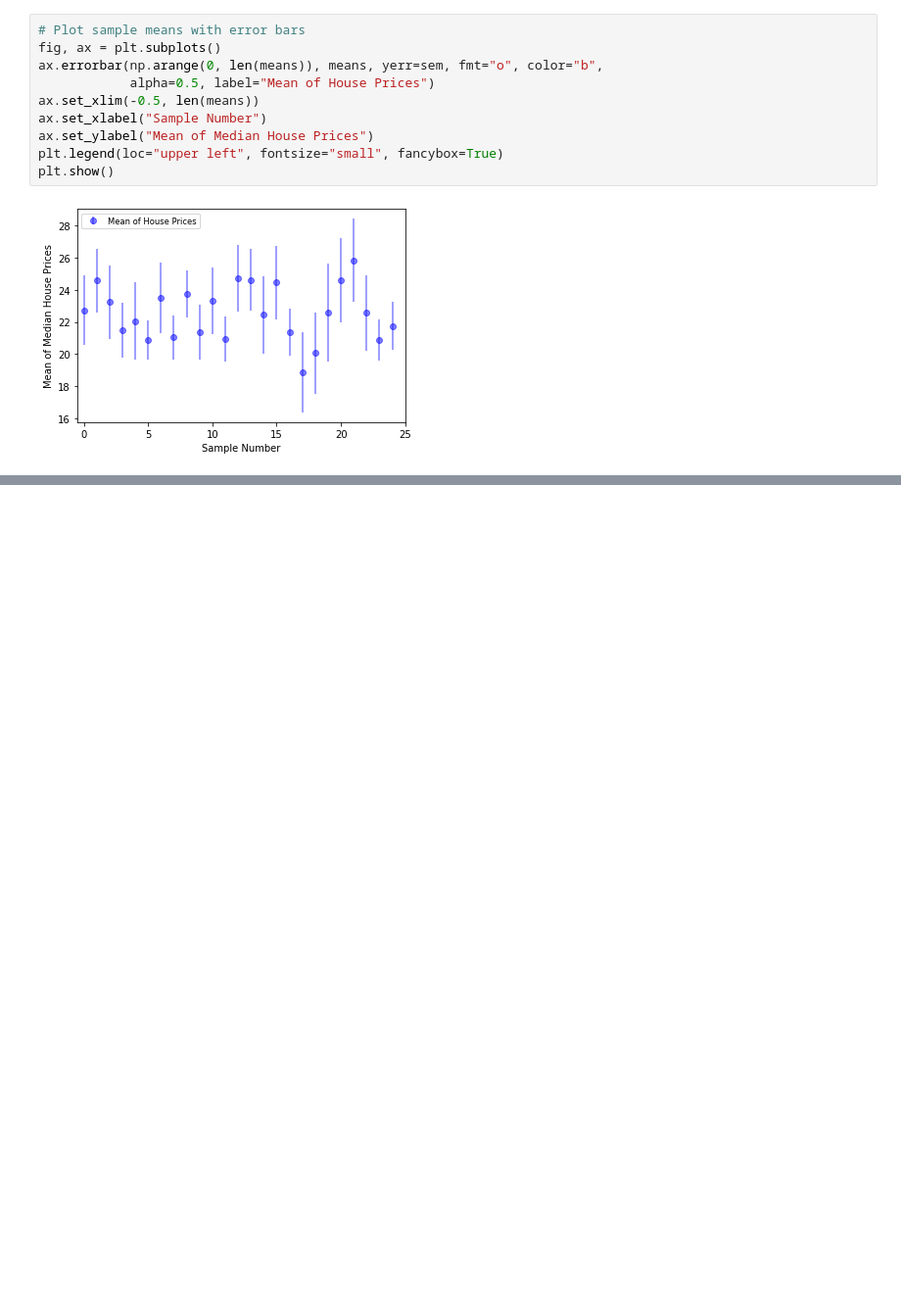
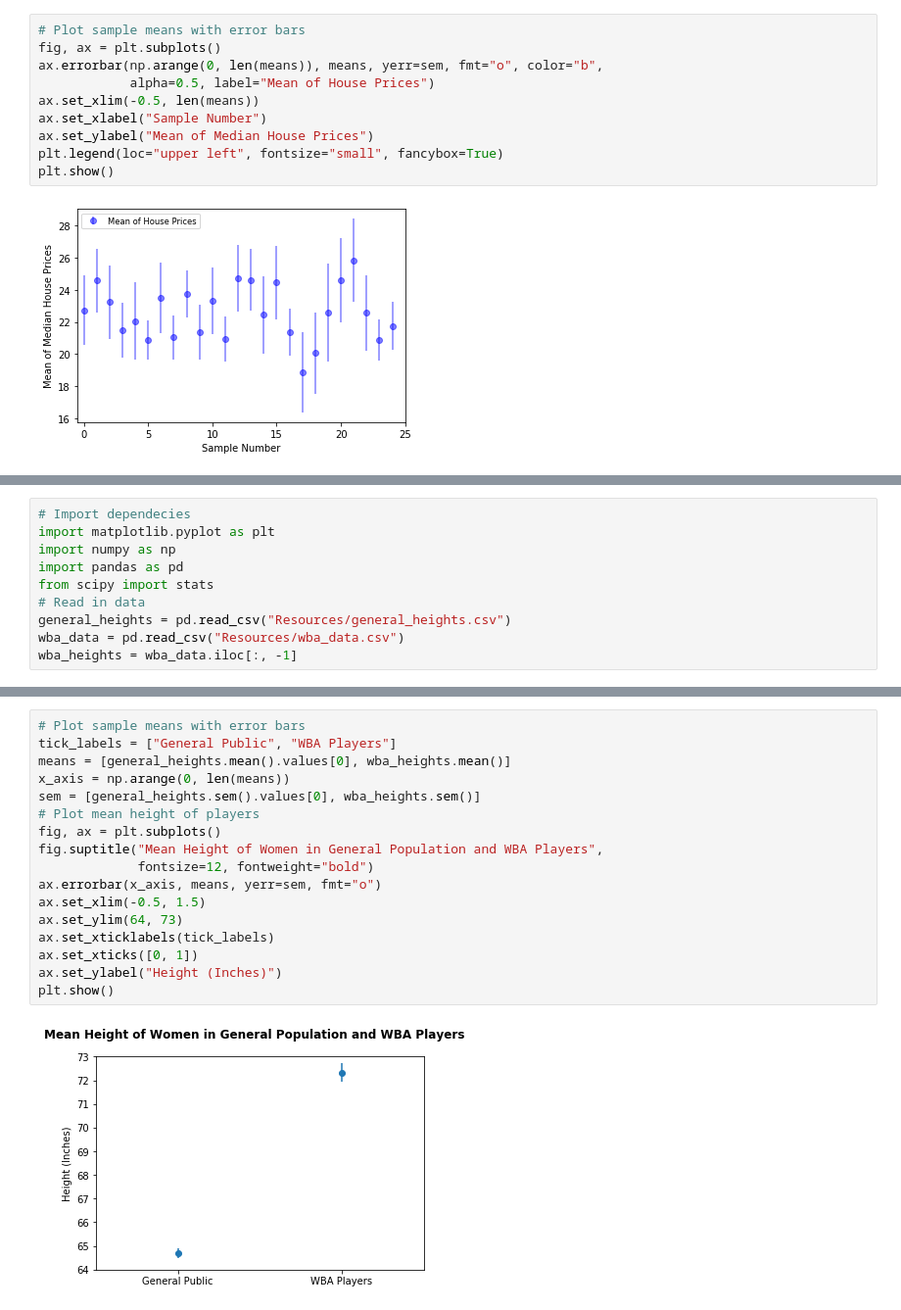
Before and after one commit to MarcoASB/Exercises, a Jupyter notebook: Functions.ipynb, the cells around one changed output, grey strips where cells are left out. Shown at 98% size. Saved outputs shown, nothing was run; the diff lists cells and outputs as text; blank space fills up the shorter version.

```diff
--- a/Functions.ipynb
+++ b/Functions.ipynb
@@ -206,0 +149,10 @@ plt.show()
+# %%
+# Import dependecies
+import matplotlib.pyplot as plt
+import numpy as np
+import pandas as pd
+from scipy import stats
+# Read in data
+general_heights = pd.read_csv("Resources/general_heights.csv")
+wba_data = pd.read_csv("Resources/wba_data.csv")
+wba_heights = wba_data.iloc[:, -1]
@@ -206,0 +175,19 @@ plt.show()
+# %%
+# Plot sample means with error bars
+tick_labels = ["General Public", "WBA Players"]
+means = [general_heights.mean().values[0], wba_heights.mean()]
+x_axis = np.arange(0, len(means))
+sem = [general_heights.sem().values[0], wba_heights.sem()]
+# Plot mean height of players
+fig, ax = plt.subplots()
+fig.suptitle("Mean Height of Women in General Population and WBA Players",
+             fontsize=12, fontweight="bold")
+ax.errorbar(x_axis, means, yerr=sem, fmt="o")
+ax.set_xlim(-0.5, 1.5)
+ax.set_ylim(64, 73)
+ax.set_xticklabels(tick_labels)
+ax.set_xticks([0, 1])
+ax.set_ylabel("Height (Inches)")
+plt.show()
+# %% [output]
+[figure, added]
```
Also changed, not shown: parts of 17 cells of this notebook, 2 other files.
